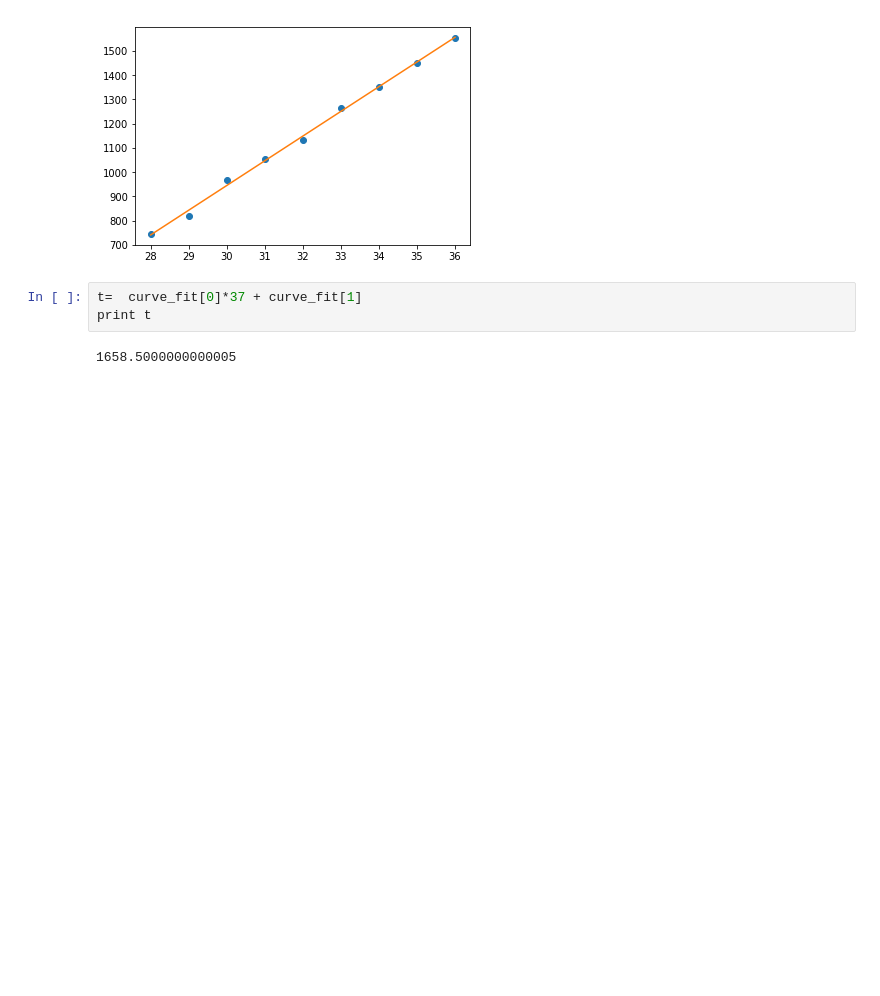
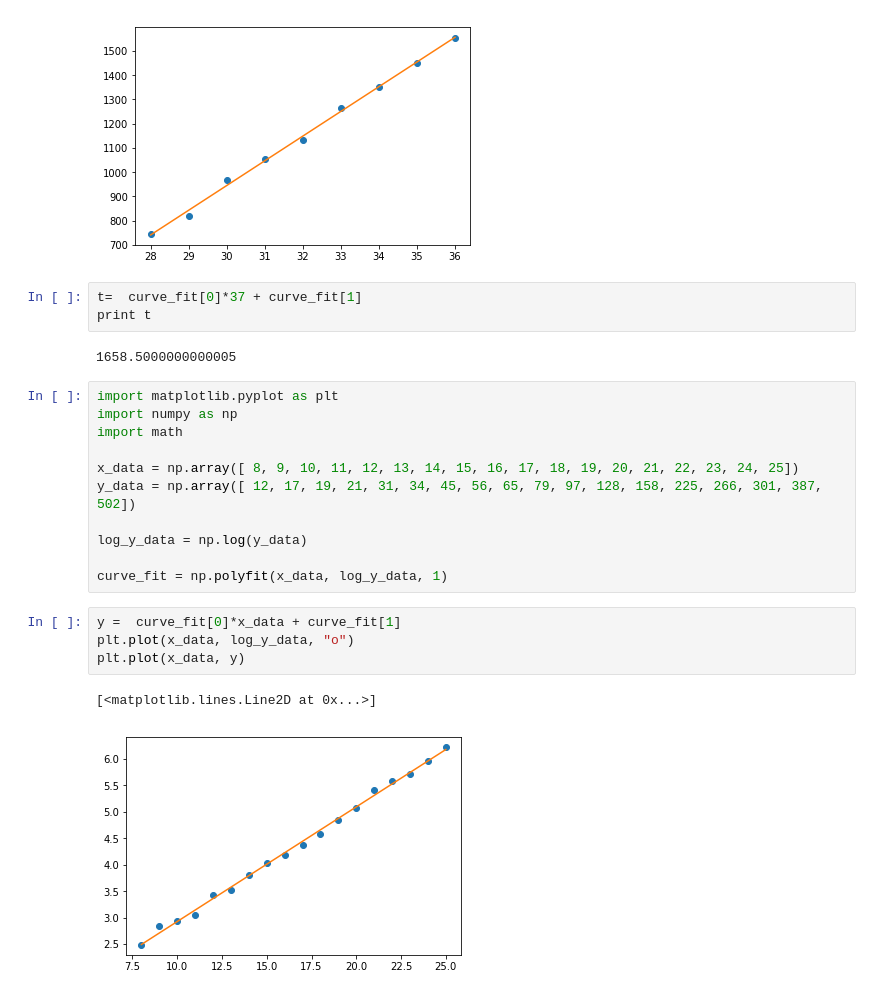
Before and after one commit to EnzoDOT/Covid, a Jupyter notebook: covid.ipynb, the cells around one changed output. Cells and saved outputs as stored; diff of their text form; blank space fills up the shorter version.

```diff
--- a/covid.ipynb
+++ b/covid.ipynb
@@ -104,3 +104,21 @@ t=  curve_fit[0]*37 + curve_fit[1]
 print t
 # %% [output]
 1658.5000000000005
+# %%
+import matplotlib.pyplot as plt
+import numpy as np
+import math
+
+x_data = np.array([ 8, 9, 10, 11, 12, 13, 14, 15, 16, 17, 18, 19, 20, 21, 22, 23, 24, 25])
+y_data = np.array([ 12, 17, 19, 21, 31, 34, 45, 56, 65, 79, 97, 128, 158, 225, 266, 301, 387, 502])
+
+log_y_data = np.log(y_data)
+
+curve_fit = np.polyfit(x_data, log_y_data, 1)
+# %%
+y =  curve_fit[0]*x_data + curve_fit[1]
+plt.plot(x_data, log_y_data, "o")
+plt.plot(x_data, y)
+# %% [output]
+[<matplotlib.lines.Line2D at 0x...>]
+[figure, added]
```
Also changed, not shown: parts of 1 cell of this notebook.
